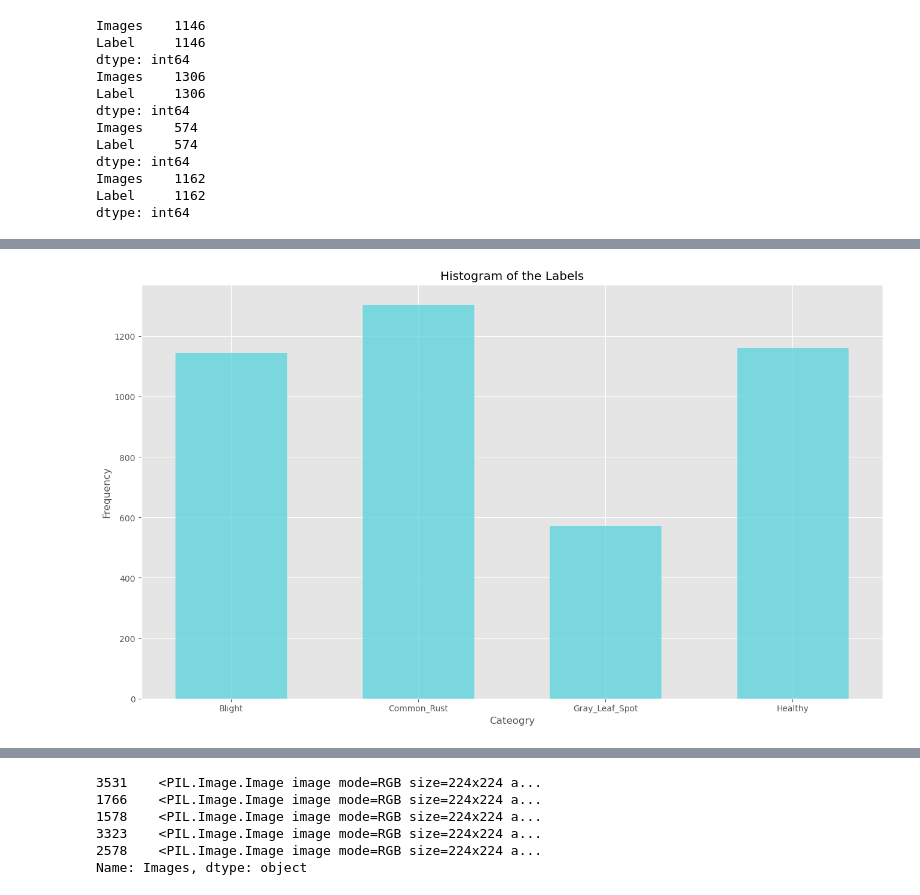
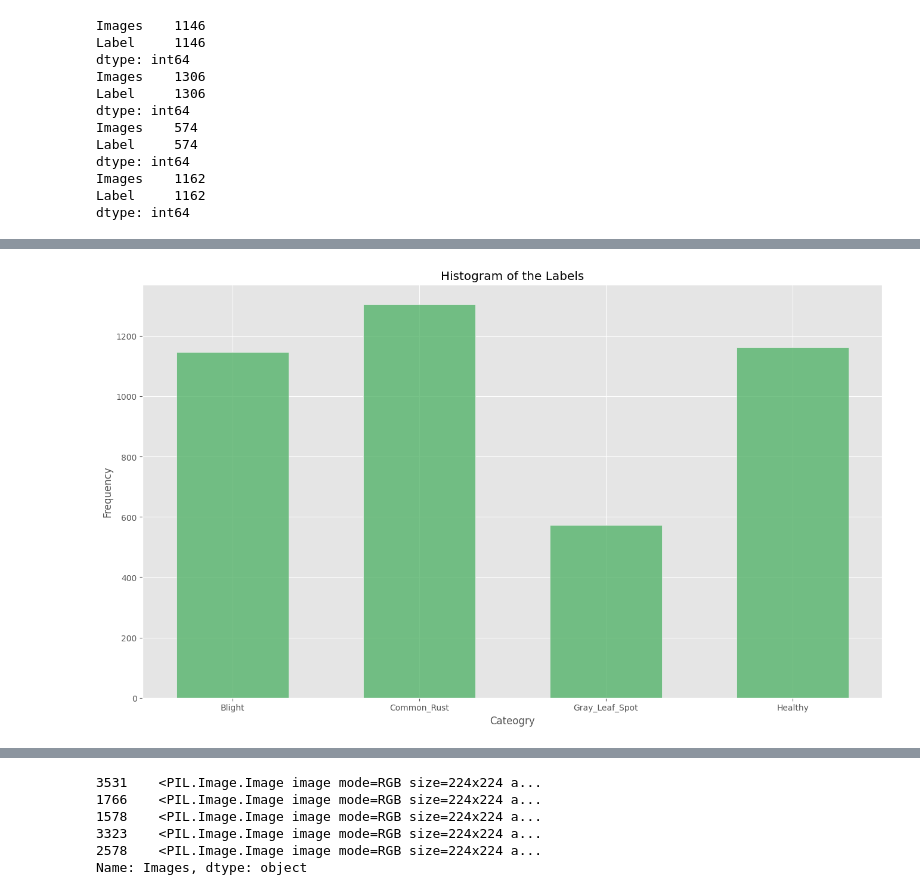
Before and after one commit to riccardo-borgo/Corn-Disease, a Jupyter notebook: dataLoading - Augmentation.ipynb, the cells around one changed output, grey strips where cells are left out. Cells and saved outputs as stored; diff of their text form; code cells hidden in the pictures.

```diff
--- a/dataLoading - Augmentation.ipynb
+++ b/dataLoading - Augmentation.ipynb
@@ -95,16 +84,16 @@ for ii, id in enumerate(indexes, 1):
 # %%
-palette = sns.color_palette('hls', 4)
+palette = sns.color_palette('Greens', 4)
 
 plt.figure(figsize=(16, 9))
 sns.histplot(dataset['Label'], bins=4, shrink=0.6, kde=False, color=palette[2])
 
 plt.xlabel('Cateogry')
 plt.ylabel('Frequency')
 plt.title('Histogram of the Labels')
 
 # Show the plot
 plt.show()
 # %% [output]
-[figure, old version]
+[figure, new version]
 # %%
 x = dataset[['Images', 'Label']]
```
Also changed, not shown: parts of 37 cells of this notebook.
